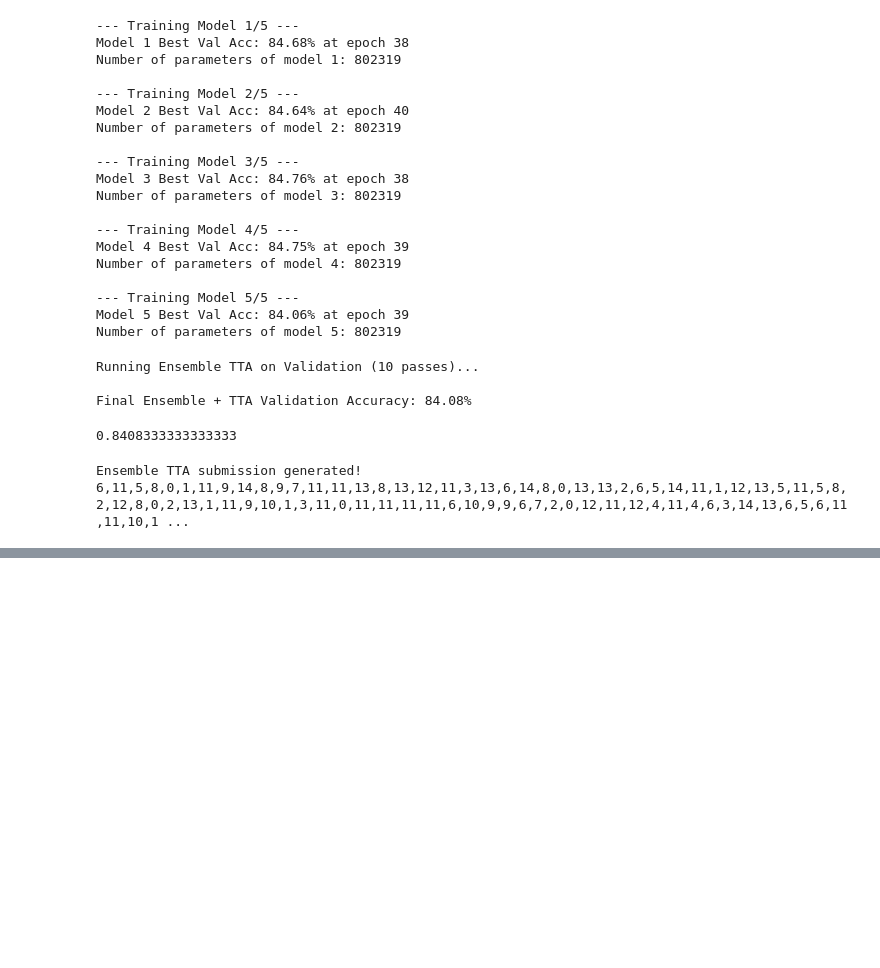
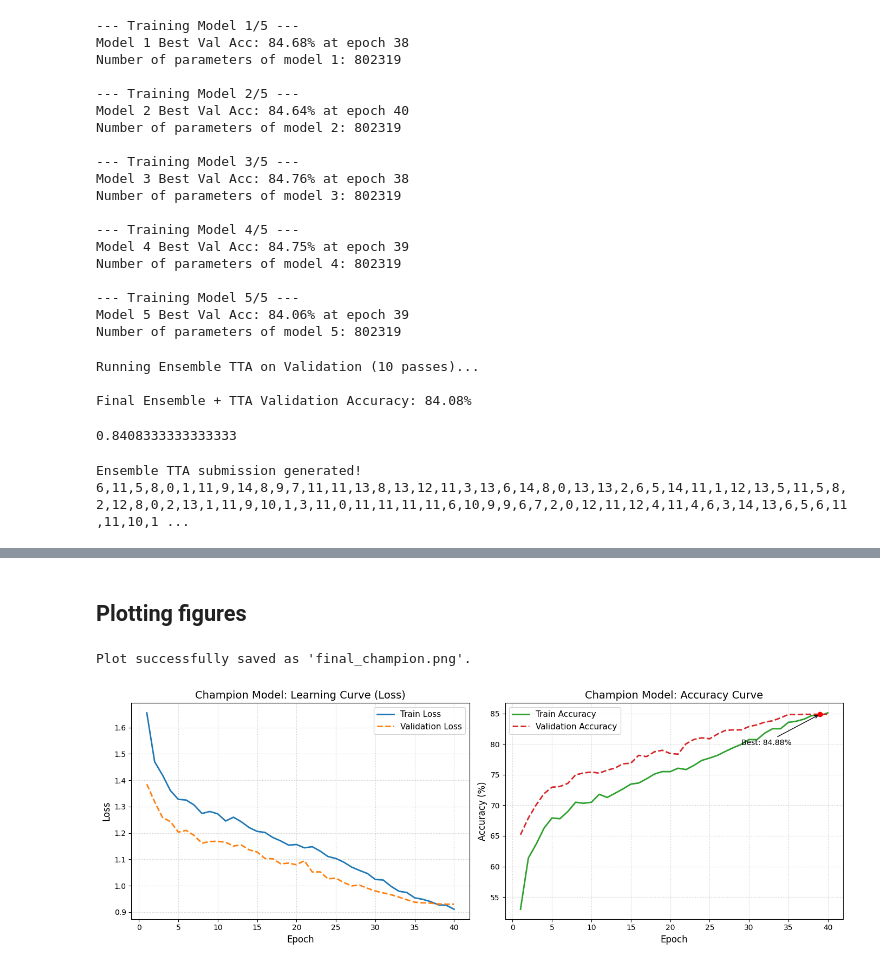
Before and after one commit to AmmarAsdaque/AI600-Assignment2, a Jupyter notebook: AI600_Assignment_2.ipynb, the cells around one changed output, grey strips where cells are left out. Saved outputs shown, nothing was run; the diff lists cells and outputs as text; code cells hidden in the pictures; blank space fills up the shorter version.

```diff
--- a/AI600_Assignment_2.ipynb
+++ b/AI600_Assignment_2.ipynb
@@ -1964,0 +2375,70 @@ Ensemble TTA submission generated!
+# %% [markdown]
+## Plotting figures
+# %%
+# Final Champion Model: Learning Curves
+import matplotlib.pyplot as plt
+
+# Extracted metrics from your 40-epoch log
+epochs = list(range(1, 41))
+
+train_loss = [1.6557, 1.4700, 1.4194, 1.3607, 1.3276, 1.3249, 1.3063, 1.2740, 1.2815, 1.2727,
+              1.2454, 1.2598, 1.2425, 1.2204, 1.2061, 1.2021, 1.1828, 1.1699, 1.1539, 1.1563,
+              1.1437, 1.1480, 1.1314, 1.1107, 1.1033, 1.0893, 1.0707, 1.0580, 1.0464, 1.0238,
+              1.0216, 0.9977, 0.9791, 0.9742, 0.9541, 0.9485, 0.9399, 0.9274, 0.9261, 0.9108]
+
+val_loss = [1.3851, 1.3180, 1.2587, 1.2430, 1.2034, 1.2098, 1.1909, 1.1612, 1.1677, 1.1685,
+            1.1647, 1.1506, 1.1543, 1.1359, 1.1280, 1.1033, 1.1020, 1.0830, 1.0857, 1.0795,
+            1.0949, 1.0520, 1.0525, 1.0261, 1.0286, 1.0121, 0.9995, 1.0021, 0.9904, 0.9799,
+            0.9728, 0.9659, 0.9569, 0.9467, 0.9374, 0.9352, 0.9339, 0.9306, 0.9299, 0.9297]
+
+train_acc = [53.01, 61.39, 63.67, 66.28, 67.93, 67.80, 68.97, 70.50, 70.33, 70.50,
+             71.80, 71.28, 71.97, 72.67, 73.46, 73.64, 74.33, 75.11, 75.51, 75.50,
+             76.06, 75.84, 76.51, 77.33, 77.72, 78.16, 78.81, 79.41, 79.95, 80.76,
+             80.72, 81.80, 82.52, 82.51, 83.56, 83.74, 84.09, 84.69, 84.62, 85.11]
+
+val_acc = [65.19, 67.92, 70.09, 71.91, 72.96, 73.07, 73.58, 74.98, 75.29, 75.43,
+           75.26, 75.74, 76.09, 76.78, 76.88, 78.17, 77.96, 78.75, 78.99, 78.47,
+           78.36, 80.04, 80.76, 81.03, 80.87, 81.64, 82.24, 82.33, 82.32, 82.87,
+           83.15, 83.59, 83.82, 84.28, 84.85, 84.82, 84.87, 84.87, 84.88, 84.88]
+
+# Create the figure and subplots
+fig, (ax1, ax2) = plt.subplots(1, 2, figsize=(14, 5))
+
+# Plot 1: Loss Curve
+ax1.plot(epochs, train_loss, label='Train Loss', color='tab:blue', linewidth=2)
+ax1.plot(epochs, val_loss, label='Validation Loss', color='tab:orange', linewidth=2, linestyle='--')
+ax1.set_title('Champion Model: Learning Curve (Loss)', fontsize=14)
+ax1.set_xlabel('Epoch', fontsize=12)
+ax1.set_ylabel('Loss', fontsize=12)
+ax1.legend(fontsize=11)
+ax1.grid(True, linestyle=':', alpha=0.7)
+
+# Plot 2: Accuracy Curve
+ax2.plot(epochs, train_acc, label='Train Accuracy', color='tab:green', linewidth=2)
+ax2.plot(epochs, val_acc, label='Validation Accuracy', color='tab:red', linewidth=2, linestyle='--')
+ax2.set_title('Champion Model: Accuracy Curve', fontsize=14)
+ax2.set_xlabel('Epoch', fontsize=12)
+ax2.set_ylabel('Accuracy (%)', fontsize=12)
+ax2.legend(fontsize=11)
+ax2.grid(True, linestyle=':', alpha=0.7)
+
+# Highlight the best epoch (Epoch 39)
+best_epoch = 39
+best_acc = 84.88
+ax2.scatter(best_epoch, best_acc, color='red', zorder=5)
+ax2.annotate(f'Best: {best_acc}%',
+             xy=(best_epoch, best_acc),
+             xytext=(best_epoch - 10, best_acc - 5),
+             arrowprops=dict(facecolor='black', arrowstyle='->'),
+             fontsize=10)
+
+# Adjust layout and save the image
+plt.tight_layout()
+plt.savefig('final_champion.pdf', dpi=300, bbox_inches='tight')
+print("Plot successfully saved as 'final_champion.png'.")
+
+# Display the plot
+plt.show()
+# %% [output]
+Plot successfully saved as 'final_champion.png'.
+[figure, added]
```
Also changed, not shown: parts of 38 cells of this notebook, 2 other files.
